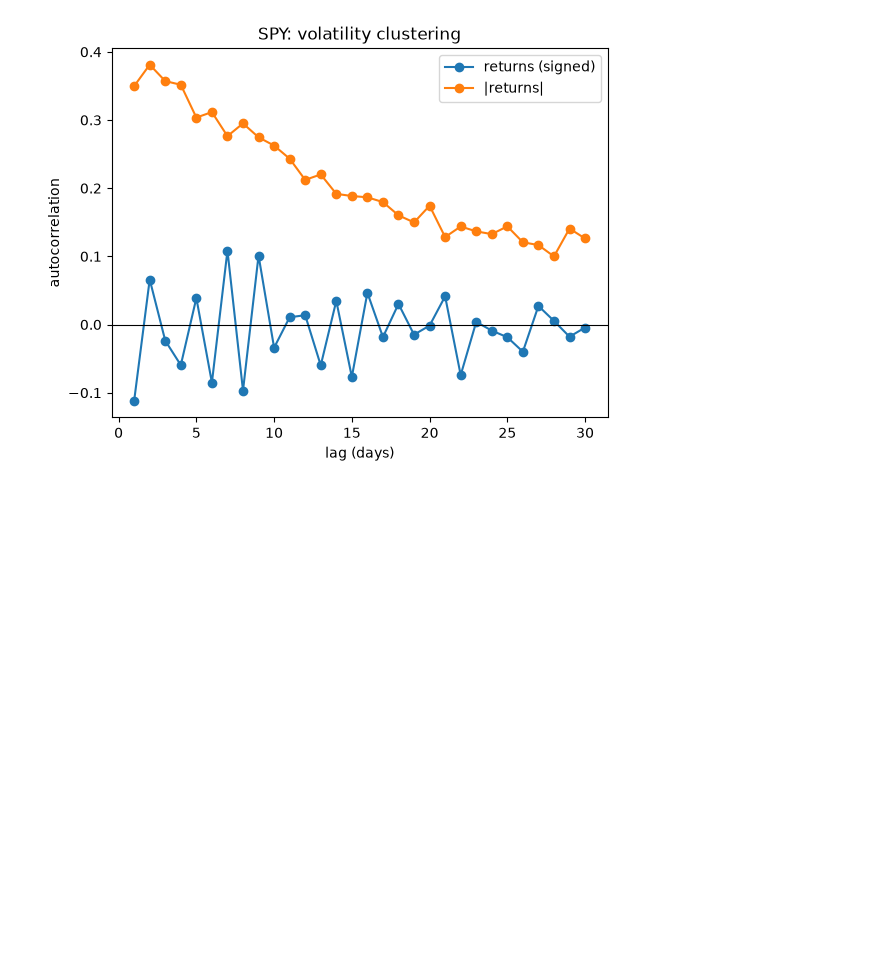
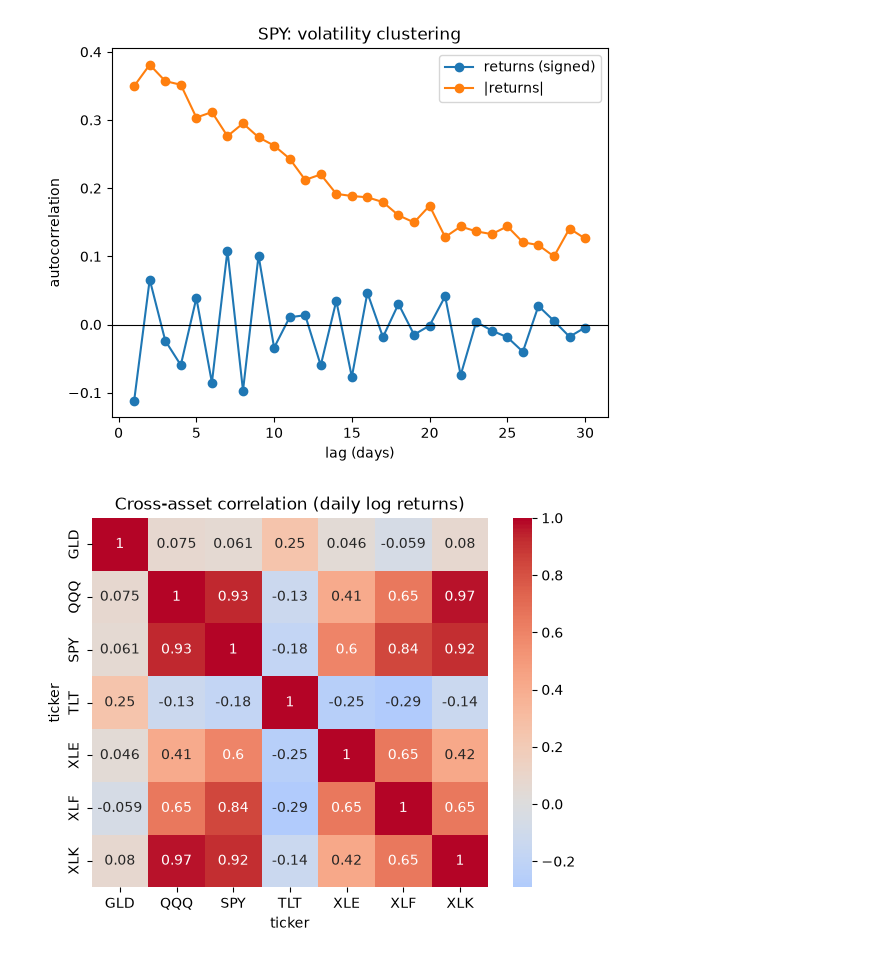
Before and after one commit to Alenchikk1/financial-data-pipeline, a Jupyter notebook: notebooks/stylized_facts.ipynb, the cells around one changed output. Drawn from its saved outputs; the diff is of its cells as text; code cells hidden in the pictures; blank space fills up the shorter version.

Commit message:
Add cross-asset correlation heatmap; complete stylized-facts analysis

```diff
--- a/notebooks/stylized_facts.ipynb
+++ b/notebooks/stylized_facts.ipynb
@@ -75,3 +75,12 @@ plt.legend()
 plt.show()
 # %% [output]
 [figure]
+# %%
+import seaborn as sns
+
+wide = prices.pivot(index='date', columns='ticker',values='log_return')
+sns.heatmap(wide.corr(), annot=True, cmap='coolwarm', center=0)
+plt.title("Cross-asset correlation (daily log returns)")
+plt.show()
+# %% [output]
+[figure, added]
```
